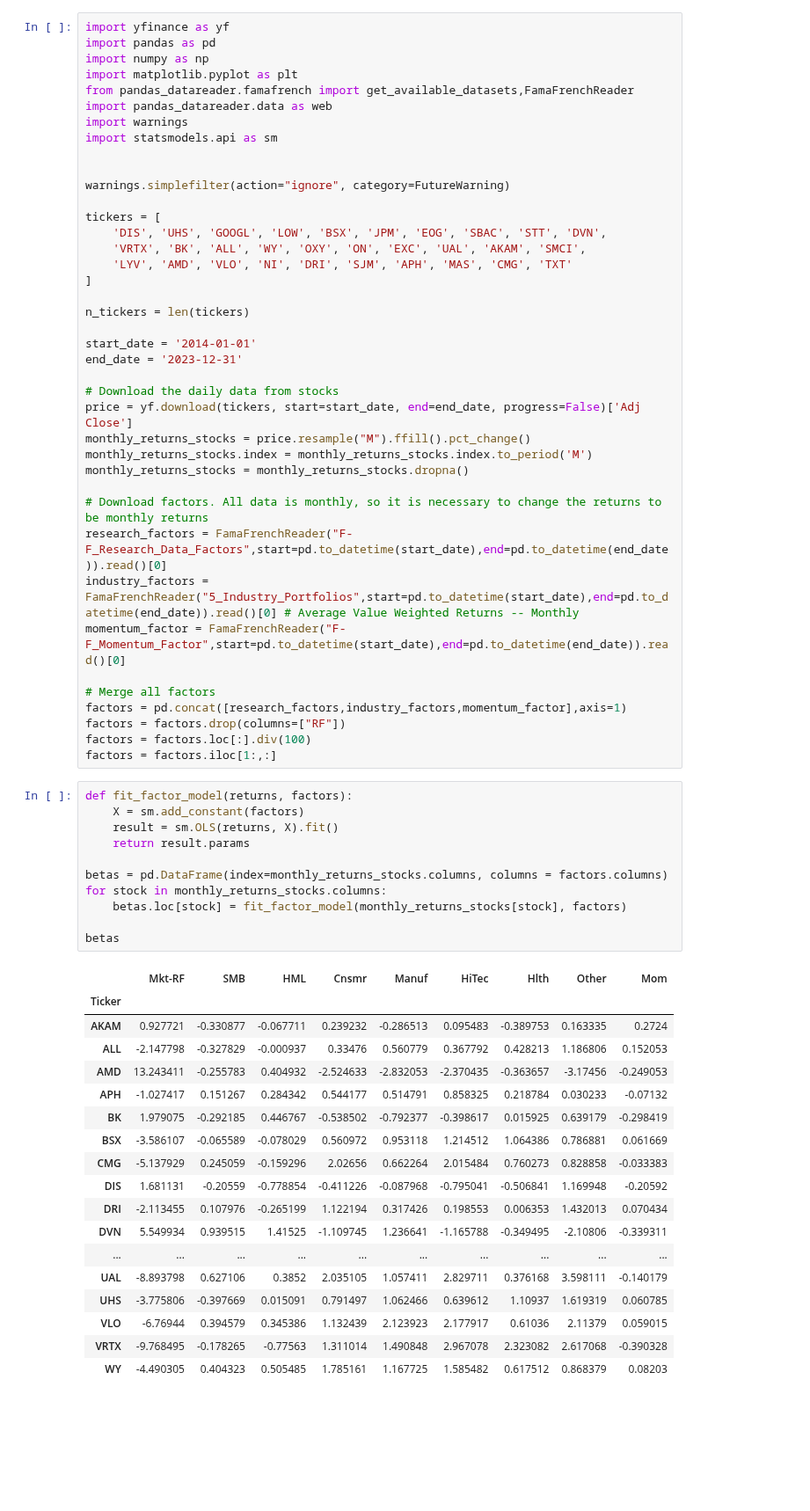
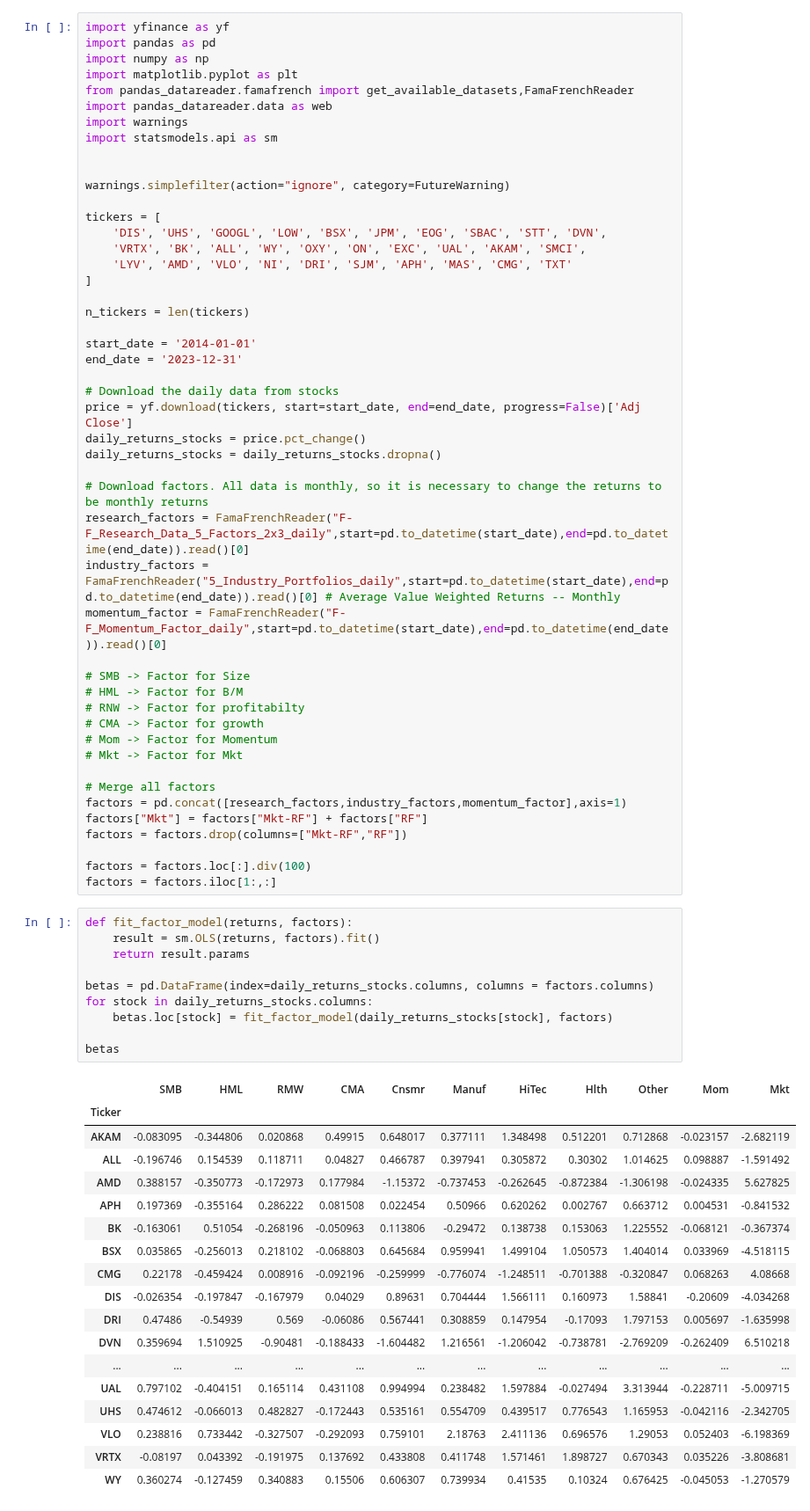
Before and after one commit to williankal/quant_fin, a Jupyter notebook: project2/code.ipynb, the cells around one changed output. Shown at 88% size. Cells and saved outputs as stored; diff of their text form; blank space fills up the shorter version.

Commit message:
all factors and daily

```diff
--- a/project2/code.ipynb
+++ b/project2/code.ipynb
@@ -24,50 +24,57 @@ end_date = '2023-12-31'
 
 # Download the daily data from stocks
 price = yf.download(tickers, start=start_date, end=end_date, progress=False)['Adj Close']
-monthly_returns_stocks = price.resample("M").ffill().pct_change()
-monthly_returns_stocks.index = monthly_returns_stocks.index.to_period('M')
-monthly_returns_stocks = monthly_returns_stocks.dropna()
+daily_returns_stocks = price.pct_change()
+daily_returns_stocks = daily_returns_stocks.dropna()
 
 # Download factors. All data is monthly, so it is necessary to change the returns to be monthly returns
-research_factors = FamaFrenchReader("F-F_Research_Data_Factors",start=pd.to_datetime(start_date),end=pd.to_datetime(end_date)).read()[0]
-industry_factors = FamaFrenchReader("5_Industry_Portfolios",start=pd.to_datetime(start_date),end=pd.to_datetime(end_date)).read()[0] # Average Value Weighted Returns -- Monthly
-momentum_factor = FamaFrenchReader("F-F_Momentum_Factor",start=pd.to_datetime(start_date),end=pd.to_datetime(end_date)).read()[0]
+research_factors = FamaFrenchReader("F-F_Research_Data_5_Factors_2x3_daily",start=pd.to_datetime(start_date),end=pd.to_datetime(end_date)).read()[0]
+industry_factors = FamaFrenchReader("5_Industry_Portfolios_daily",start=pd.to_datetime(start_date),end=pd.to_datetime(end_date)).read()[0] # Average Value Weighted Returns -- Monthly
+momentum_factor = FamaFrenchReader("F-F_Momentum_Factor_daily",start=pd.to_datetime(start_date),end=pd.to_datetime(end_date)).read()[0]
+
+# SMB -> Factor for Size
+# HML -> Factor for B/M
+# RNW -> Factor for profitabilty
+# CMA -> Factor for growth
+# Mom -> Factor for Momentum
+# Mkt -> Factor for Mkt
 
 # Merge all factors
 factors = pd.concat([research_factors,industry_factors,momentum_factor],axis=1)
-factors = factors.drop(columns=["RF"])
+factors["Mkt"] = factors["Mkt-RF"] + factors["RF"]
+factors = factors.drop(columns=["Mkt-RF","RF"])
+
 factors = factors.loc[:].div(100)
 factors = factors.iloc[1:,:]
 # %%
 def fit_factor_model(returns, factors):
-    X = sm.add_constant(factors)
-    result = sm.OLS(returns, X).fit()
+    result = sm.OLS(returns, factors).fit()
     return result.params
 
-betas = pd.DataFrame(index=monthly_returns_stocks.columns, columns = factors.columns)
-for stock in monthly_returns_stocks.columns:
-    betas.loc[stock] = fit_factor_model(monthly_returns_stocks[stock], factors)
+betas = pd.DataFrame(index=daily_returns_stocks.columns, columns = factors.columns)
+for stock in daily_returns_stocks.columns:
+    betas.loc[stock] = fit_factor_model(daily_returns_stocks[stock], factors)
 
 betas
 # %% [output]
-|  | Mkt-RF | SMB | HML | Cnsmr | Manuf | HiTec | Hlth | Other | Mom |
-| Ticker |  |  |  |  |  |  |  |  |  |
-| AKAM | 0.927721 | -0.330877 | -0.067711 | 0.239232 | -0.286513 | 0.095483 | -0.389753 | 0.163335 | 0.2724 |
-| ALL | -2.147798 | -0.327829 | -0.000937 | 0.33476 | 0.560779 | 0.367792 | 0.428213 | 1.186806 | 0.152053 |
-| AMD | 13.243411 | -0.255783 | 0.404932 | -2.524633 | -2.832053 | -2.370435 | -0.363657 | -3.17456 | -0.249053 |
-| APH | -1.027417 | 0.151267 | 0.284342 | 0.544177 | 0.514791 | 0.858325 | 0.218784 | 0.030233 | -0.07132 |
-| BK | 1.979075 | -0.292185 | 0.446767 | -0.538502 | -0.792377 | -0.398617 | 0.015925 | 0.639179 | -0.298419 |
-| BSX | -3.586107 | -0.065589 | -0.078029 | 0.560972 | 0.953118 | 1.214512 | 1.064386 | 0.786881 | 0.061669 |
-| CMG | -5.137929 | 0.245059 | -0.159296 | 2.02656 | 0.662264 | 2.015484 | 0.760273 | 0.828858 | -0.033383 |
-| DIS | 1.681131 | -0.20559 | -0.778854 | -0.411226 | -0.087968 | -0.795041 | -0.506841 | 1.169948 | -0.20592 |
-| DRI | -2.113455 | 0.107976 | -0.265199 | 1.122194 | 0.317426 | 0.198553 | 0.006353 | 1.432013 | 0.070434 |
-| DVN | 5.549934 | 0.939515 | 1.41525 | -1.109745 | 1.236641 | -1.165788 | -0.349495 | -2.10806 | -0.339311 |
-| ... | ... | ... | ... | ... | ... | ... | ... | ... | ... |
-| UAL | -8.893798 | 0.627106 | 0.3852 | 2.035105 | 1.057411 | 2.829711 | 0.376168 | 3.598111 | -0.140179 |
-| UHS | -3.775806 | -0.397669 | 0.015091 | 0.791497 | 1.062466 | 0.639612 | 1.10937 | 1.619319 | 0.060785 |
-| VLO | -6.76944 | 0.394579 | 0.345386 | 1.132439 | 2.123923 | 2.177917 | 0.61036 | 2.11379 | 0.059015 |
-| VRTX | -9.768495 | -0.178265 | -0.77563 | 1.311014 | 1.490848 | 2.967078 | 2.323082 | 2.617068 | -0.390328 |
-| WY | -4.490305 | 0.404323 | 0.505485 | 1.785161 | 1.167725 | 1.585482 | 0.617512 | 0.868379 | 0.08203 |
+|  | SMB | HML | RMW | CMA | Cnsmr | Manuf | HiTec | Hlth | Other | Mom | Mkt |
+| Ticker |  |  |  |  |  |  |  |  |  |  |  |
+| AKAM | -0.083095 | -0.344806 | 0.020868 | 0.49915 | 0.648017 | 0.377111 | 1.348498 | 0.512201 | 0.712868 | -0.023157 | -2.682119 |
+| ALL | -0.196746 | 0.154539 | 0.118711 | 0.04827 | 0.466787 | 0.397941 | 0.305872 | 0.30302 | 1.014625 | 0.098887 | -1.591492 |
+| AMD | 0.388157 | -0.350773 | -0.172973 | 0.177984 | -1.15372 | -0.737453 | -0.262645 | -0.872384 | -1.306198 | -0.024335 | 5.627825 |
+| APH | 0.197369 | -0.355164 | 0.286222 | 0.081508 | 0.022454 | 0.50966 | 0.620262 | 0.002767 | 0.663712 | 0.004531 | -0.841532 |
+| BK | -0.163061 | 0.51054 | -0.268196 | -0.050963 | 0.113806 | -0.29472 | 0.138738 | 0.153063 | 1.225552 | -0.068121 | -0.367374 |
+| BSX | 0.035865 | -0.256013 | 0.218102 | -0.068803 | 0.645684 | 0.959941 | 1.499104 | 1.050573 | 1.404014 | 0.033969 | -4.518115 |
+| CMG | 0.22178 | -0.459424 | 0.008916 | -0.092196 | -0.259999 | -0.776074 | -1.248511 | -0.701388 | -0.320847 | 0.068263 | 4.08668 |
+| DIS | -0.026354 | -0.197847 | -0.167979 | 0.04029 | 0.89631 | 0.704444 | 1.566111 | 0.160973 | 1.58841 | -0.20609 | -4.034268 |
+| DRI | 0.47486 | -0.54939 | 0.569 | -0.06086 | 0.567441 | 0.308859 | 0.147954 | -0.17093 | 1.797153 | 0.005697 | -1.635998 |
+| DVN | 0.359694 | 1.510925 | -0.90481 | -0.188433 | -1.604482 | 1.216561 | -1.206042 | -0.738781 | -2.769209 | -0.262409 | 6.510218 |
+| ... | ... | ... | ... | ... | ... | ... | ... | ... | ... | ... | ... |
+| UAL | 0.797102 | -0.404151 | 0.165114 | 0.431108 | 0.994994 | 0.238482 | 1.597884 | -0.027494 | 3.313944 | -0.228711 | -5.009715 |
+| UHS | 0.474612 | -0.066013 | 0.482827 | -0.172443 | 0.535161 | 0.554709 | 0.439517 | 0.776543 | 1.165953 | -0.042116 | -2.342705 |
+| VLO | 0.238816 | 0.733442 | -0.327507 | -0.292093 | 0.759101 | 2.18763 | 2.411136 | 0.696576 | 1.29053 | 0.052403 | -6.198369 |
+| VRTX | -0.08197 | 0.043392 | -0.191975 | 0.137692 | 0.433808 | 0.411748 | 1.571461 | 1.898727 | 0.670343 | 0.035226 | -3.808681 |
+| WY | 0.360274 | -0.127459 | 0.340883 | 0.15506 | 0.606307 | 0.739934 | 0.41535 | 0.10324 | 0.676425 | -0.045053 | -1.270579 |
 # %%
 factor_cov_matrix = factors.cov()
 factor_cov_matrix
```
Also changed, not shown: parts of 5 cells of this notebook.
